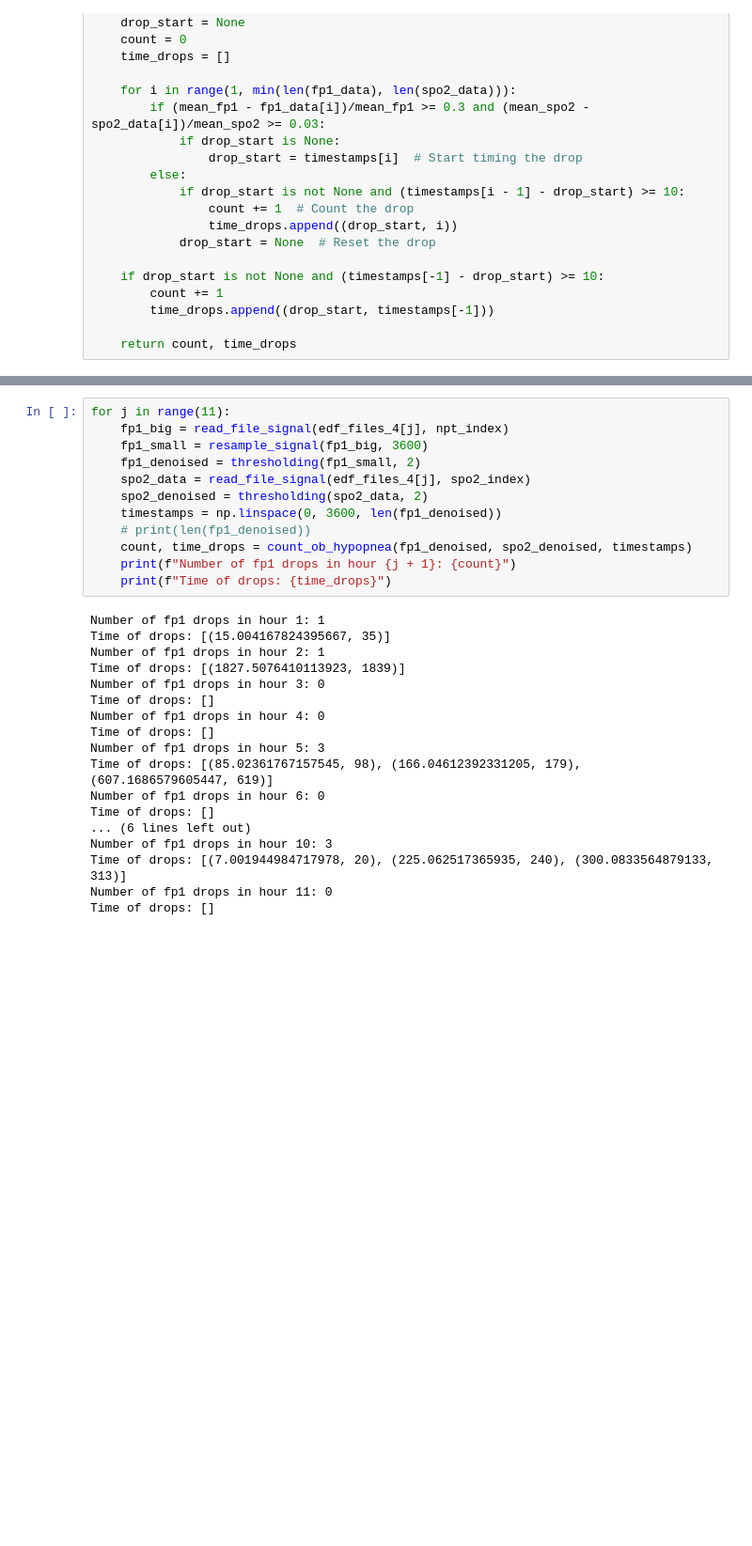
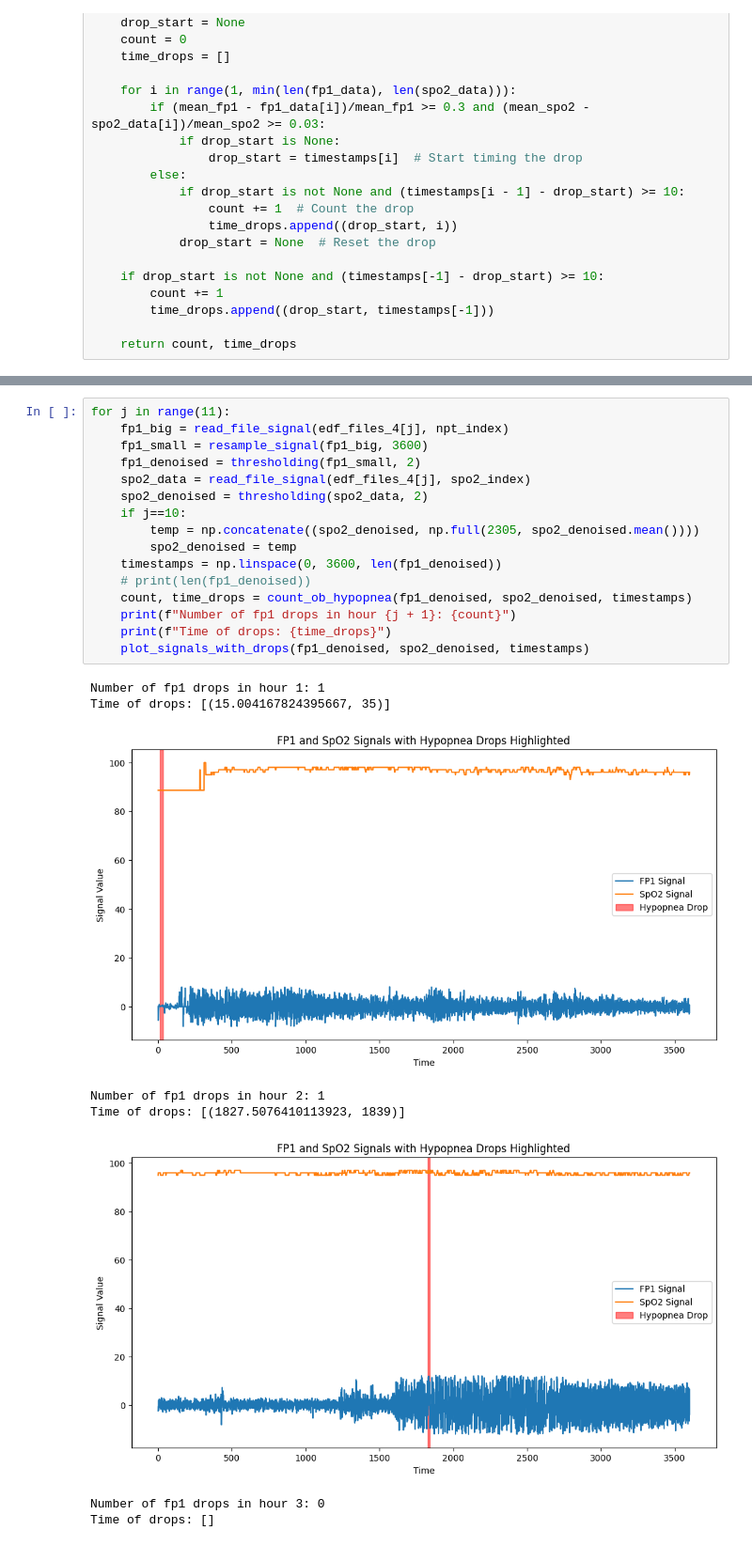
Before and after one commit to ananyac9/osa-dh307, a Jupyter notebook: score_unsupervised.ipynb, the cells around one changed output, grey strips where cells are left out. Shown at 94% size. Saved outputs shown, nothing was run; the diff lists cells and outputs as text; blank space fills up the shorter version.

```diff
--- a/score_unsupervised.ipynb
+++ b/score_unsupervised.ipynb
@@ -422,30 +483,25 @@ Time of drops: [(14.003889969435956, 54), (82.0227841066963, 106), (128.03556543
 # %%
 for j in range(11):
     fp1_big = read_file_signal(edf_files_4[j], npt_index)
     fp1_small = resample_signal(fp1_big, 3600)
     fp1_denoised = thresholding(fp1_small, 2)
     spo2_data = read_file_signal(edf_files_4[j], spo2_index)
     spo2_denoised = thresholding(spo2_data, 2)
+    if j==10:
+        temp = np.concatenate((spo2_denoised, np.full(2305, spo2_denoised.mean())))
+        spo2_denoised = temp
     timestamps = np.linspace(0, 3600, len(fp1_denoised))
     # print(len(fp1_denoised))
     count, time_drops = count_ob_hypopnea(fp1_denoised, spo2_denoised, timestamps)
     print(f"Number of fp1 drops in hour {j + 1}: {count}")
     print(f"Time of drops: {time_drops}")
+    plot_signals_with_drops(fp1_denoised, spo2_denoised, timestamps)
 # %% [output]
 Number of fp1 drops in hour 1: 1
 Time of drops: [(15.004167824395667, 35)]
-Number of fp1 drops in hour 2: 1
-Time of drops: [(1827.5076410113923, 1839)]
-Number of fp1 drops in hour 3: 0
-Time of drops: []
-Number of fp1 drops in hour 4: 0
-Time of drops: []
-Number of fp1 drops in hour 5: 3
-Time of drops: [(85.02361767157545, 98), (166.04612392331205, 179), (607.1686579605447, 619)]
-Number of fp1 drops in hour 6: 0
-Time of drops: []
-... (6 lines left out)
-Number of fp1 drops in hour 10: 3
-Time of drops: [(7.001944984717978, 20), (225.062517365935, 240), (300.0833564879133, 313)]
-Number of fp1 drops in hour 11: 0
-Time of drops: []
+[figure, added]
+Number of fp1 drops in hour 2: 1
+Time of drops: [(1827.5076410113923, 1839)]
+[figure, added]
+Number of fp1 drops in hour 3: 0
+Time of drops: []
```
Also changed, not shown: parts of 12 cells of this notebook, 3 other files.
